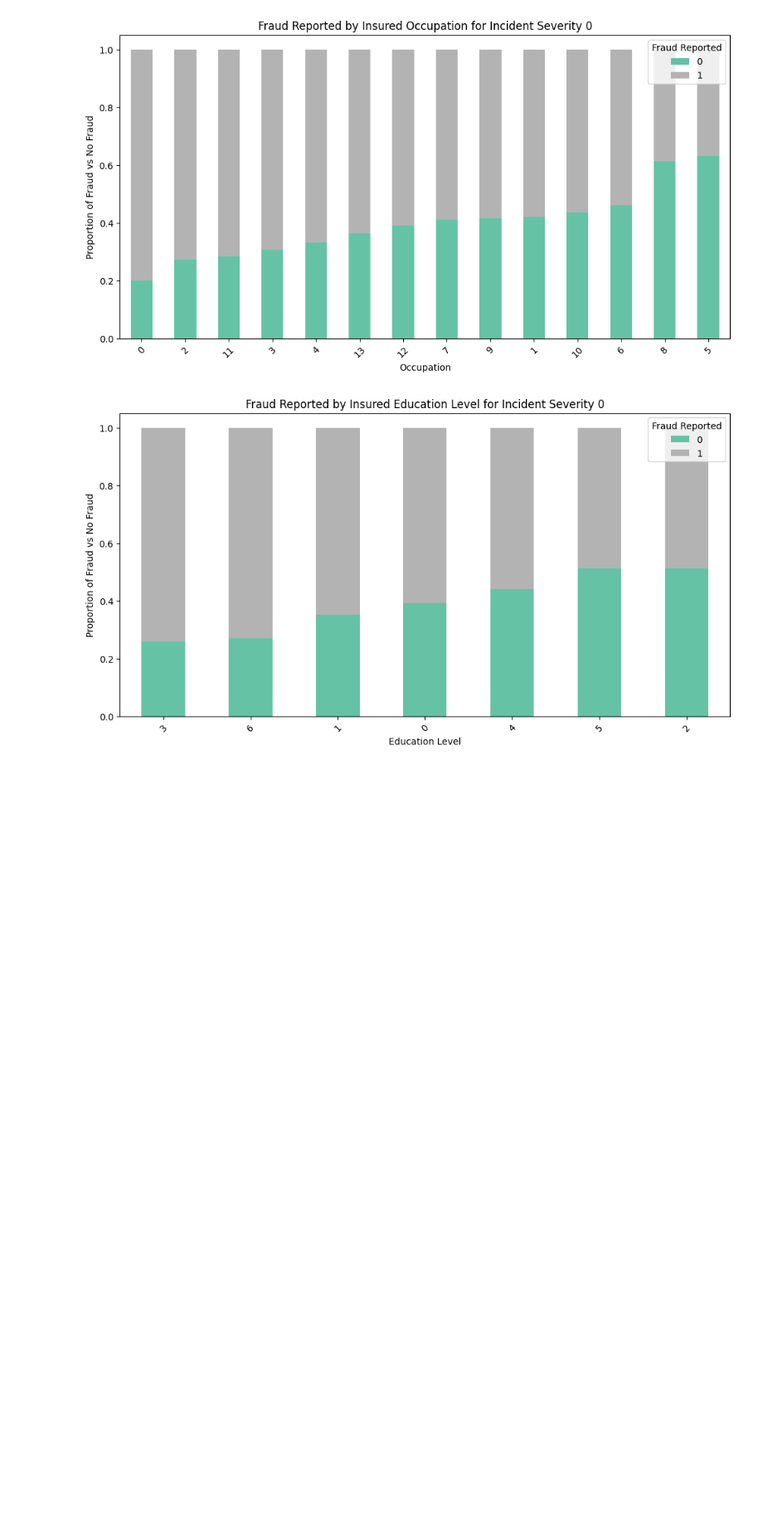
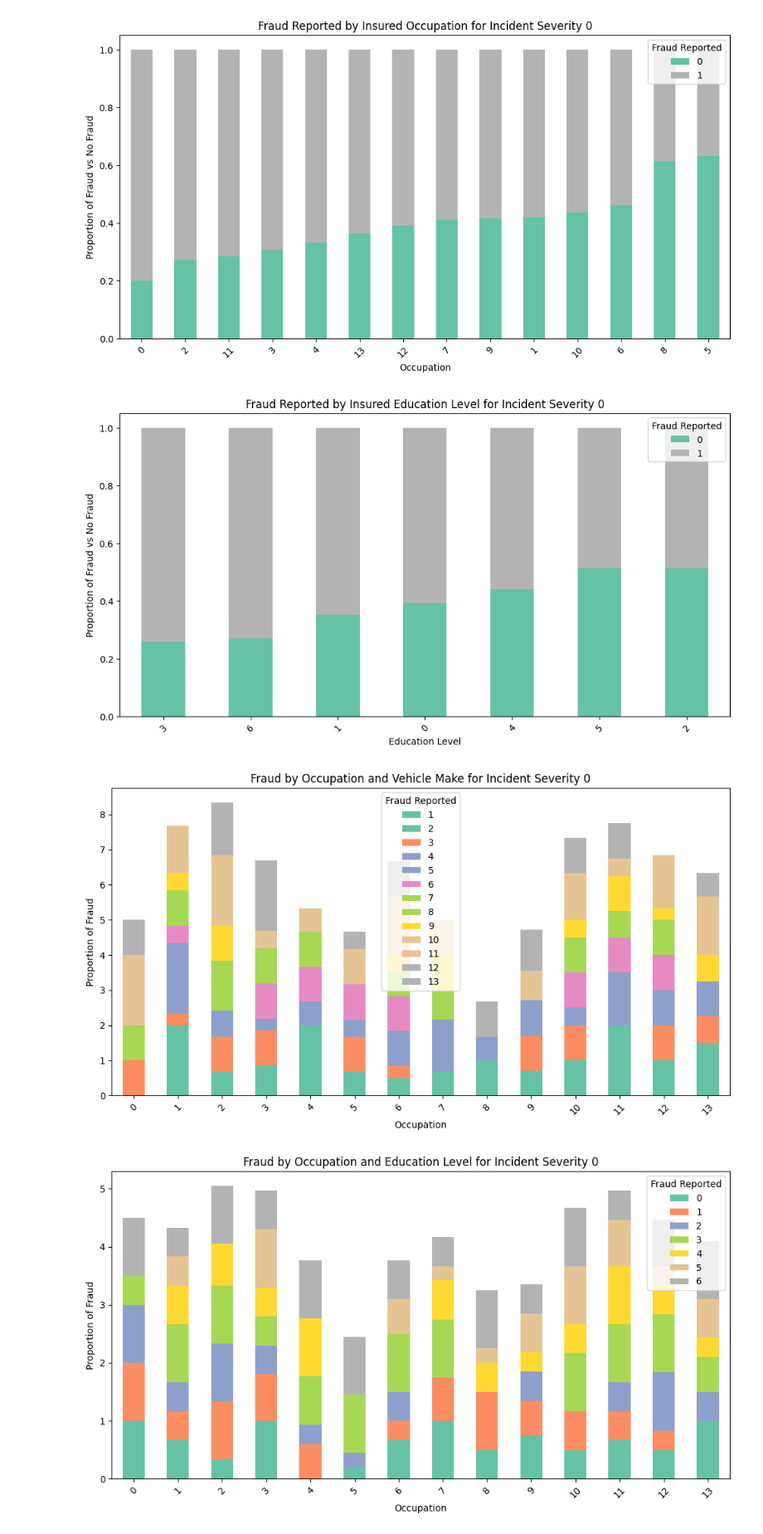
Before and after one commit to soplima/Automobile-Insurance-Claim-Prediction, a Jupyter notebook: InsuranceClaimAnalysis.ipynb, the cells around one changed output. Shown at 83% size. Drawn from its saved outputs; the diff is of its cells as text; code cells hidden in the pictures; blank space fills up the shorter version.

Commit message:
data transformation

```diff
--- a/InsuranceClaimAnalysis.ipynb
+++ b/InsuranceClaimAnalysis.ipynb
@@ -1089,3 +1089,36 @@ plt.show()
 [figure]
 [figure]
 [figure]
+# %%
+# Cross-tabulation between Occupation and Vehicle Make
+occupation_vehicle_make = pd.crosstab(severity_0_fraud_data['insured_occupation'],
+                                      severity_0_fraud_data['auto_make'],
+                                      values=severity_0_fraud_data['fraud_reported'],
+                                      aggfunc='mean').fillna(0)
+
+# Visualize the relationship between Occupation and Vehicle Make
+occupation_vehicle_make.plot(kind='bar', stacked=True, figsize=(12, 6), colormap='Set2')
+plt.title('Fraud by Occupation and Vehicle Make for Incident Severity 0')
+plt.xlabel('Occupation')
+plt.ylabel('Proportion of Fraud')
+plt.xticks(rotation=45)
+plt.legend(title='Fraud Reported')
+plt.show()
+
+# Cross-tabulation between Occupation and Education Level
+occupation_education_level = pd.crosstab(severity_0_fraud_data['insured_occupation'],
+                                         severity_0_fraud_data['insured_education_level'],
+                                         values=severity_0_fraud_data['fraud_reported'],
+                                         aggfunc='mean').fillna(0)
+
+# Visualize the relationship between Occupation and Education Level
+occupation_education_level.plot(kind='bar', stacked=True, figsize=(12, 6), colormap='Set2')
+plt.title('Fraud by Occupation and Education Level for Incident Severity 0')
+plt.xlabel('Occupation')
+plt.ylabel('Proportion of Fraud')
+plt.xticks(rotation=45)
+plt.legend(title='Fraud Reported')
+plt.show()
+# %% [output]
+[figure, added]
+[figure, added]
```
Also changed, not shown: parts of 3 cells of this notebook.
